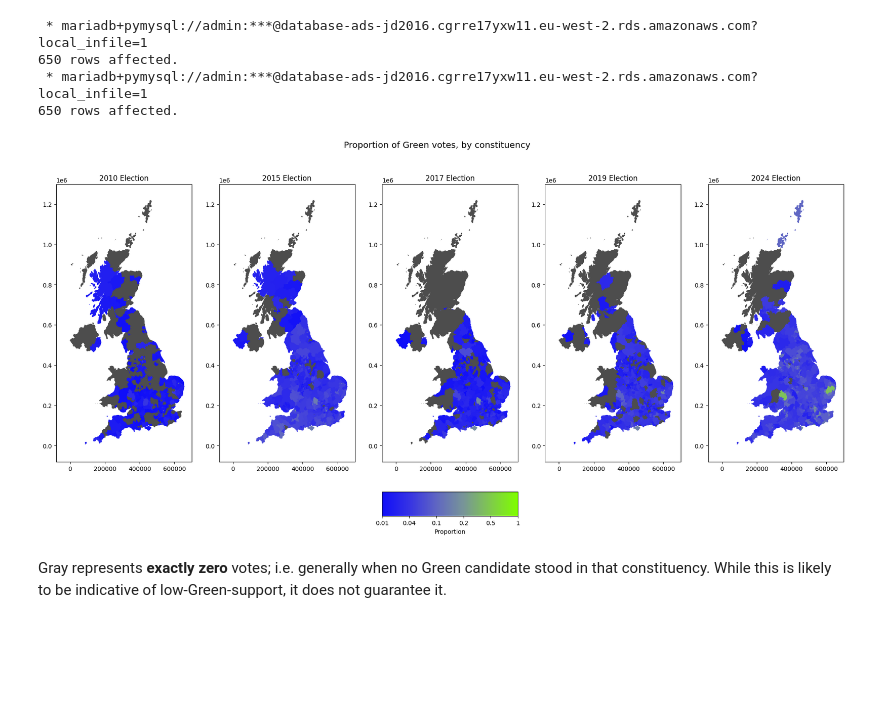
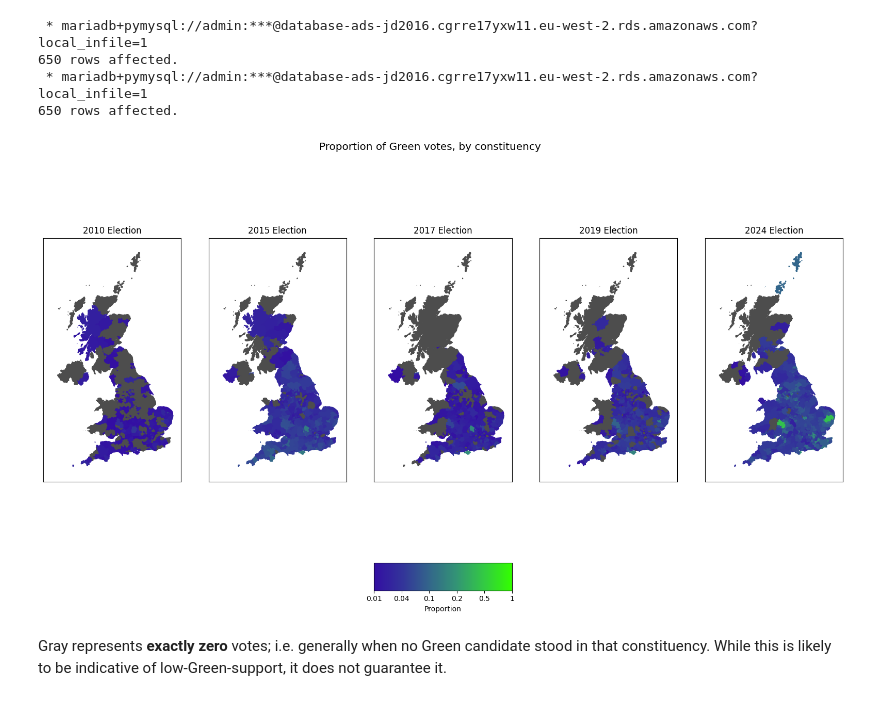
Before and after one commit to JDS289/jd2016_ads_2024, a Jupyter notebook: ads_course_assessment.ipynb, the cells around one changed output. Saved outputs shown, nothing was run; the diff lists cells and outputs as text; code cells hidden in the pictures; blank space fills up the shorter version.

```diff
--- a/ads_course_assessment.ipynb
+++ b/ads_course_assessment.ipynb
@@ -184,0 +187,8 @@ for way in uni_acommm_ways:
+# %%
+for way in uni_accomm_ways:
+  try:
+    uni_accomm_ways_gdfs.append(ox.geocode_to_gdf(f"W{way}", by_osmid=True))
+  except ox._errors.InsufficientResponseError:
+    num_failures += 1
+
+print(f"A proportion of {num_failures / len(uni_accomm_ways_gdfs)} failed.")
@@ -185,5 +202,19 @@ for way in uni_acommm_ways:
+# %%
+hospitals_gdfs = []
+num_failures = 0
+
+for way in hospitals:
+  try:
+    hospitals_gdfs.append(ox.geocode_to_gdf(f"W{way}", by_osmid=True))
+  except ox._errors.InsufficientResponseError:
+    num_failures += 1
+
+print(f"A proportion of {num_failures / len(hospitals_gdfs)} failed.")
+# %%
+with open("drive/My Drive/hospitals_gdfs.pkl", "wb") as f:
+  pickle.dump(hospitals_gdfs, f)
 # %%
-df = pd.concat(uni_accomm_ways).to_crs("epsg:27700")  # conversion to metres, so I can get area in nice units
+df = pd.concat(uni_accomm_ways_gdfs).to_crs("epsg:27700")  # conversion to metres, so I can get area in nice units
 df["area"] = df["geometry"].apply(lambda g: g.area)
 ordered_full = df.sort_values(by="area", ascending=False)
 converted_full = ordered_full.to_crs("epsg:4326")
@@ -661,8 +693,8 @@ gdfOther = resultsToGDF(resultsOther)
 xlim, ylim = (-0.8 * 10**5, 7 * 10**5), (-0.8 * 10**5, 13 * 10**5)
 xspan, yspan = xlim[1] - xlim[0], ylim[1] - ylim[0]
 
-fig, (axs, (_1, _2, colorbarAxis, _3, _4)) = plt.subplots(nrows=2, ncols=5, height_ratios=[0.92, 0.08], figsize=(3 * xspan / (10**5), 0.72 * yspan / (10**5)))
-
+fig, (axs, (_1, _2, colorbarAxis, _3, _4)) = plt.subplots(nrows=2, ncols=5, height_ratios=[0.92, 0.08], subplot_kw={"aspect":"equal"}, figsize=(20, 10))
+colorbarAxis.set_aspect(0.2)
 for ax in (_1, _2, _3, _4):
   ax.set_axis_off()
 
@@ -677,35 +709,38 @@ def color_from_greenProportion(greenProportion):
   # scaled so as to properly express the important information; specifically achieving two important requirements -
   #   no constituency beats 0.6, so we don't to allocate too much color space to the (0.6 .. 1) region;
   #   there is an important difference between 0.01 and 0.05 that a linear mapping would underexpress.
-  return ((1 - 10**(-greenProportion*6))/2, 6000/9999 * (1 - 10**(-4*greenProportion)) + 0.4*greenProportion, 0.5 * (1 - greenProportion) + 50/99 * (100**(-greenProportion) - 100**(-1)))
+  # return ((1 - 10**(-greenProportion*6))/2, 6000/9999 * (1 - 10**(-4*greenProportion)) + 0.4*greenProportion, 0.5 * (1 - greenProportion) + 0.3 * 50/99 * (100**(-greenProportion) - 100**(-1)))
+  return (0.2, 6000/9999 * (1 - 10**(-4*greenProportion)) + 0.4*greenProportion, 0.5 * (1 - greenProportion) + 0.3 * 50/99 * (100**(-greenProportion) - 100**(-1)))
 
 def drawGreenProportion(ax, geoms, proportions):
   for geom, proportion in zip(geoms, proportions):
     patch = patch_from_polygon(geom, color=color_from_greenProportion(proportion))
     ax.add_patch(patch)
 
 
 for i, ax in enumerate(axs):
   year = ("2010", "2015", "2017", "2019", "2024")[i]
   ax.set_title(f"{year} Election")
 
   ax.set_xlim(xlim)
   ax.set_ylim(ylim)
+  ax.set_xticks([])
+  ax.set_yticks([])
 
   gdf = (gdfOther, gdf2024)[i == 4]
   drawGreenProportion(ax, gdf["geometry"], gdf[f"proportion{year}"])
 
 labels = (0.01, 0.04, 0.1, 0.2, 0.5, 1)
 cb = fig.colorbar(
     ScalarMappable(norm=Normalize(vmin=0, vmax=1), cmap=LinearSegmentedColormap.from_list("", [color_from_greenProportion(x) for x in labels])),
     pad=0.2,
     cax=colorbarAxis,
     orientation="horizontal"
 )
 cb.set_label("Proportion")
 cb.set_ticks(ticks=[x/5 for x in range(6)], labels=labels)
 # %% [output]
-[figure, old version]
+[figure, new version]
 # %% [markdown]
 Gray represents **exactly zero** votes; i.e. generally when no Green candidate stood in that constituency. While this is likely to be indicative of low-Green-support, it does not guarantee it.
 # %% [markdown]
```
Also changed, not shown: parts of 15 cells of this notebook.
